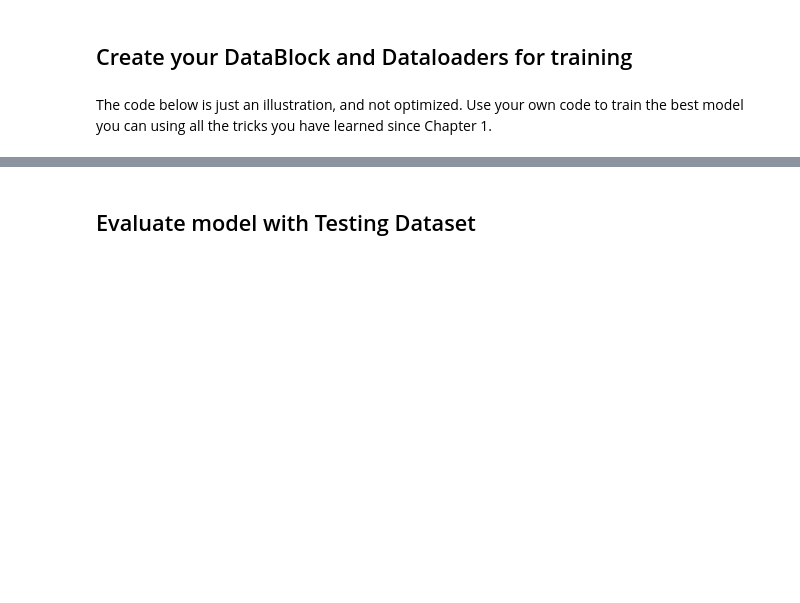
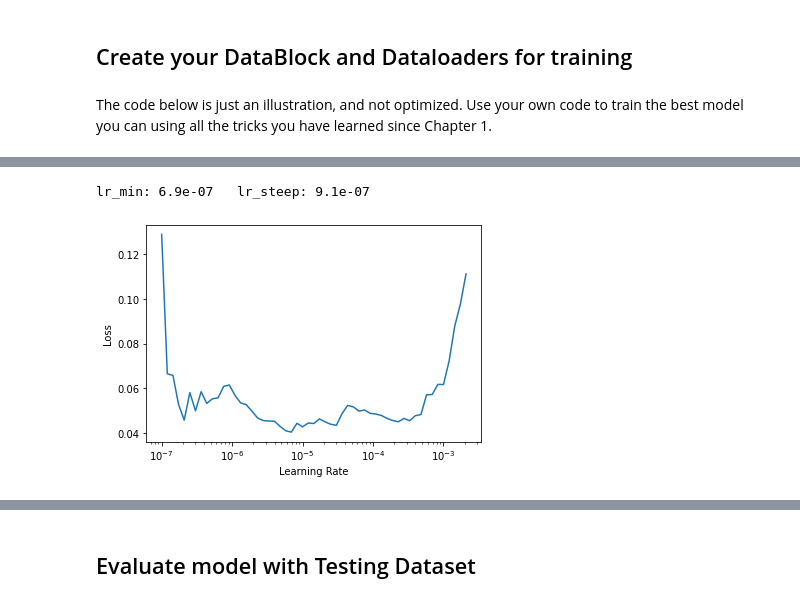
Before and after one commit to vtecftwy/fastbook, a Jupyter notebook: resources/dl201_pract_1.ipynb, the cells around one changed output, grey strips where cells are left out. Saved outputs shown, nothing was run; the diff lists cells and outputs as text; code cells hidden in the pictures; blank space fills up the shorter version.

```diff
--- a/resources/dl201_pract_1.ipynb
+++ b/resources/dl201_pract_1.ipynb
@@ -97,0 +95,6 @@ learn.fine_tune(base_lr=lr, epochs=1, freeze_epochs=1)
+# %%
+learn.unfreeze()
+
+lr_min, lr_steep = learn.lr_find()
+print(f"lr_min: {lr_min:.1e}   lr_steep: {lr_steep:.1e}")
+# %% [output]
@@ -97,0 +102,2 @@ learn.fine_tune(base_lr=lr, epochs=1, freeze_epochs=1)
+lr_min: 6.9e-07   lr_steep: 9.1e-07
+[figure, added]
```
Also changed, not shown: parts of 11 cells of this notebook.
